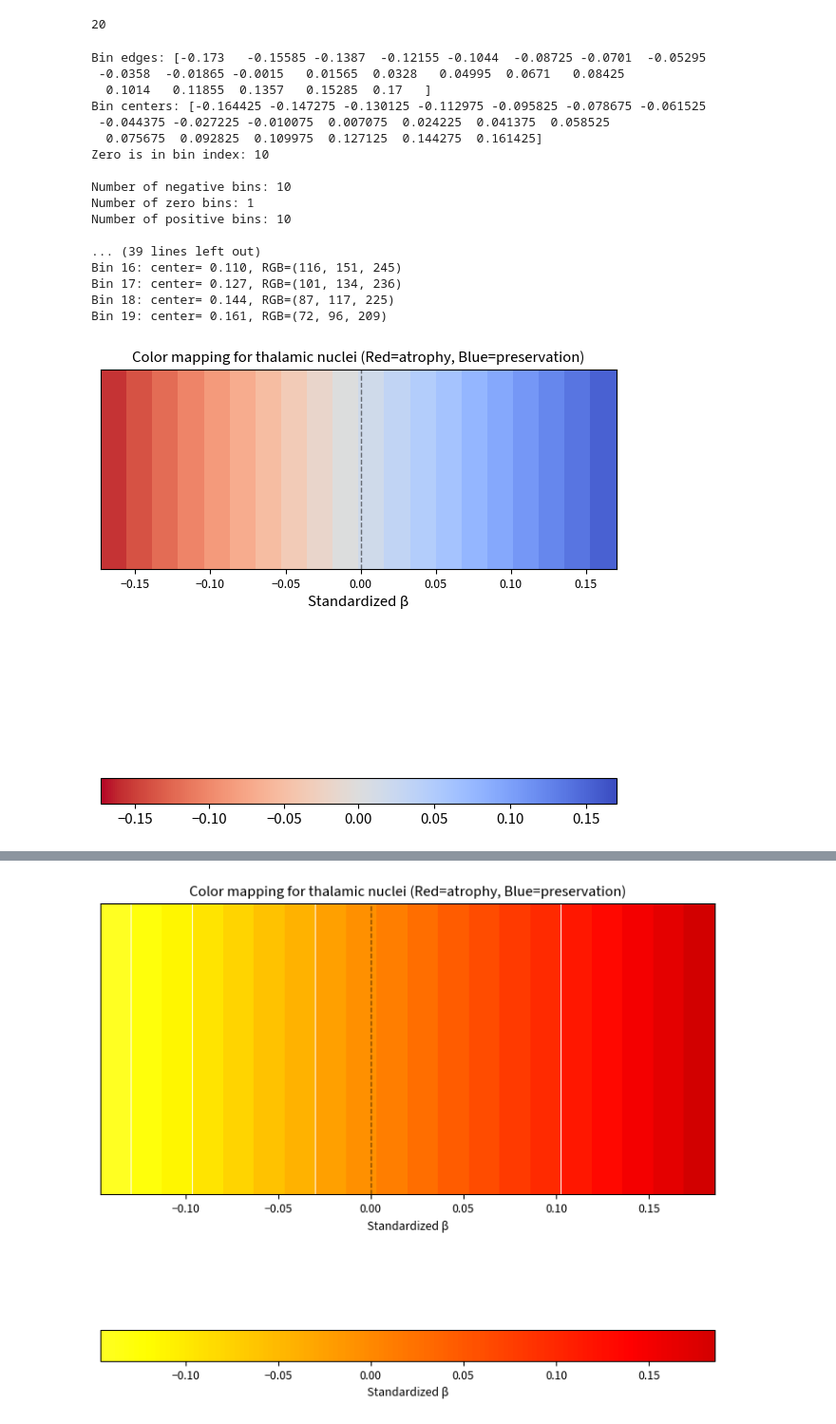
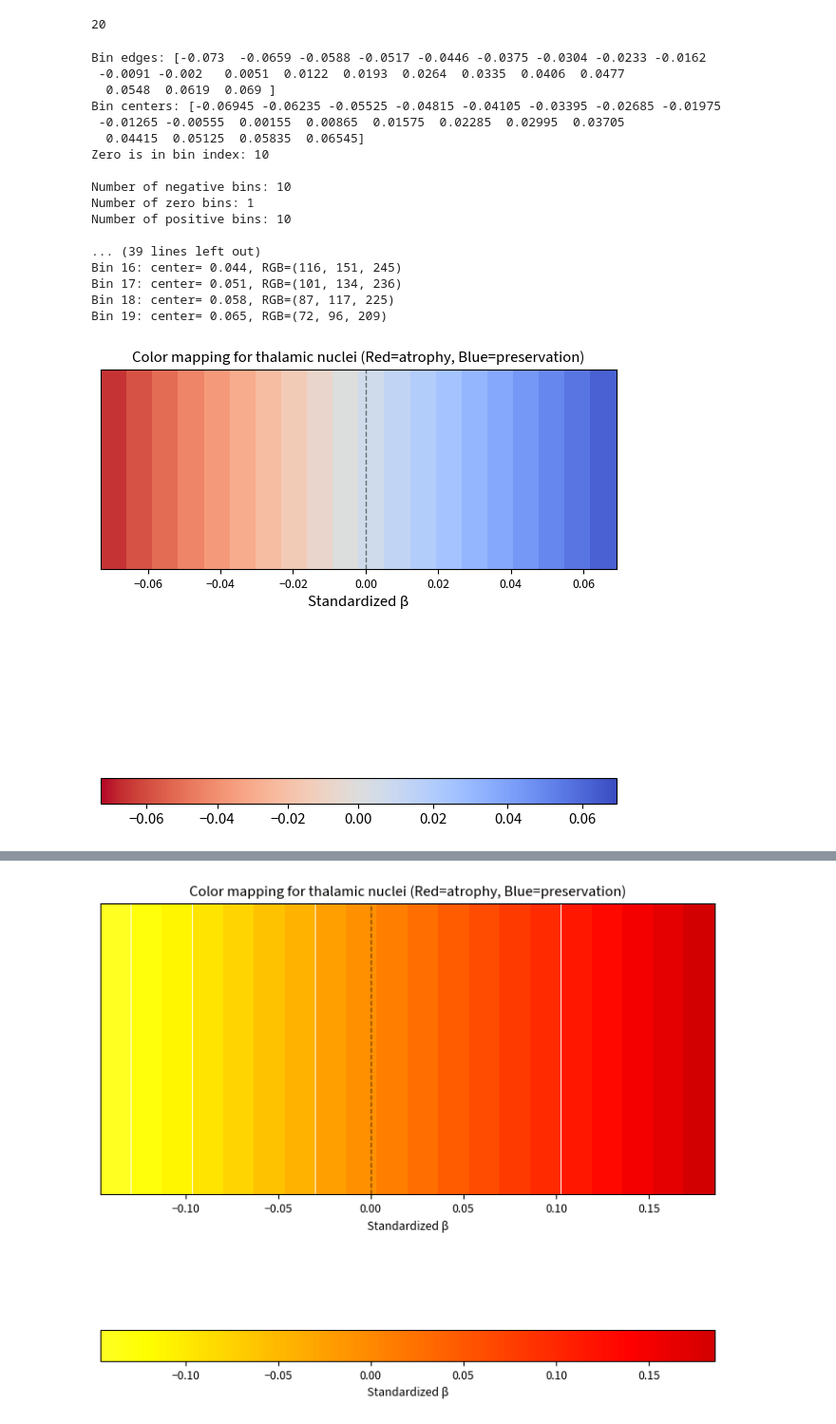
Before and after one commit to srs328/ms_mri, a Jupyter notebook: analysis/thalamus/results/4-CP_and_medial_posterior_atrophy.ipynb, the cells around one changed output, grey strips where cells are left out. Shown at 95% size. Drawn from its saved outputs; the diff is of its cells as text; code cells hidden in the pictures.

```diff
--- a/analysis/thalamus/results/4-CP_and_medial_posterior_atrophy.ipynb
+++ b/analysis/thalamus/results/4-CP_and_medial_posterior_atrophy.ipynb
@@ -1621,6 +1621,7 @@ tiv            0.1033      0.175      0.589      0.556      -0.240       0.447
 # %% [markdown]
 ## Thalamus Diagrams
 # %%
+group = "OIND"
 data_dir = Path("/home/srs-9/Projects/ms_mri/data")
 diagram_maker_home = Path("/home/srs-9/Projects/ms_mri/create_diagram")
 df_thomas_left = utils.load_hipsthomas(data_dir, side="left")
@@ -1628,10 +1629,12 @@ df_thomas_right = utils.load_hipsthomas(data_dir, side="right")
 df_thomas = utils.load_hipsthomas(data_dir, side=None)
 
 # data_ms["HAS_PRL"] = data_ms["HAS_PRL"].cat.codes.astype("float")
+disease_groups = {"NIND": NIND_patients, "OIND": OIND_patients, "MS": MS_patients}
+cur_data = data[disease_groups[group]]
 
-left_data = data_ms[["CP", "CP_left", "CP_right", "age", "Female", "tiv", "dzdur", "CCR2_log", "WTV", "T2LV_log1p", "HAS_PRL", "PRL_LEVEL", "PRL", "WBV"]].join([df_thomas_left[hips_thomas_ref[thalamic_nuclei+[1]]]])
-right_data = data_ms[["CP", "CP_left", "CP_right", "age", "Female", "tiv", "dzdur", "CCR2_log", "WTV", "T2LV_log1p", "HAS_PRL", "PRL_LEVEL", "PRL", "WBV"]].join([df_thomas_right[hips_thomas_ref[thalamic_nuclei+[1]]]])
-bilateral_data = data_ms[["CP", "CP_left", "CP_right", "age", "Female", "tiv", "dzdur", "CCR2_log", "WTV", "T2LV_log1p", "HAS_PRL", "PRL_LEVEL", "PRL", "WBV"]].join([df_thomas[hips_thomas_ref[thalamic_nuclei+[1]]]])
+left_data = cur_data[["CP", "CP_left", "CP_right", "age", "Female", "tiv", "dzdur", "CCR2_log", "WTV", "T2LV_log1p", "HAS_PRL", "PRL_LEVEL", "PRL", "WBV"]].join([df_thomas_left[hips_thomas_ref[thalamic_nuclei+[1]]]])
+right_data = cur_data[["CP", "CP_left", "CP_right", "age", "Female", "tiv", "dzdur", "CCR2_log", "WTV", "T2LV_log1p", "HAS_PRL", "PRL_LEVEL", "PRL", "WBV"]].join([df_thomas_right[hips_thomas_ref[thalamic_nuclei+[1]]]])
+bilateral_data = cur_data[["CP", "CP_left", "CP_right", "age", "Female", "tiv", "dzdur", "CCR2_log", "WTV", "T2LV_log1p", "HAS_PRL", "PRL_LEVEL", "PRL", "WBV"]].join([df_thomas[hips_thomas_ref[thalamic_nuclei+[1]]]])
 
 # exclude_subs = [1248, 2051]
 exclude_subs = []
@@ -1639,17 +1642,22 @@ exclude_subs = []
 left_data = left_data.loc[~left_data.index.isin(exclude_subs)]
 right_data = right_data.loc[~right_data.index.isin(exclude_subs)]
 bilateral_data = bilateral_data.loc[~bilateral_data.index.isin(exclude_subs)]
+
+
+# bilateral_data = zscore(bilateral_data)
+# left_data = zscore(left_data)
+# right_data = zscore(right_data)
 # %%
-covariates = ["age", "Female", "tiv", "THALAMUS_1", "CP", "T2LV_log1p", "PRL_LEVEL"]
+covariates = ["age", "Female", "tiv", "THALAMUS_1"]
 outcomes = hips_thomas_ref[thalamic_nuclei]
 
 nbins = 20
 
 results = {}
 
-predictor = ["PRL_LEVEL"]
-predictor_key = "PRL_LEVEL[T.2]"
-model_data = zscore(bilateral_data)
+predictor = ["CP"]
+predictor_key = "CP"
+model_data = bilateral_data
 _, res, formulas = regutils.run_regressions(
     model_data,
     outcomes,
@@ -1662,7 +1670,7 @@ results['bilateral'] = res[predictor_key].reset_index()
 
 # predictor = ["T2LV_log1p"]
 # predictor_key = "T2LV_log1p"
-model_data = zscore(left_data)
+model_data = left_data
 _, res, formulas = regutils.run_regressions(
     model_data,
     outcomes,
@@ -1676,7 +1684,7 @@ results['left'] = res[predictor_key].reset_index()
 
 # predictor = ["T2LV_log1p"]
 # predictor_key = "T2LV_log1p"
-model_data = zscore(right_data)
+model_data = right_data
 _, res, formulas = regutils.run_regressions(
     model_data,
     outcomes,
@@ -1691,7 +1699,9 @@ all_coefs = np.array(results['left']['coef'].to_list() + results['right']['coef'
 bins = np.linspace(all_coefs.min(), all_coefs.max(), nbins)
 #! manual bins for three diagram figure
 # bins = np.linspace(-0.157, 0.185, nbins)
-bins = np.linspace(-0.173, 0.17, nbins)
+# bins = np.linspace(-0.173, 0.17, nbins)
+
+bins = np.linspace(-0.073, 0.069, nbins)
 
 results['left']['coef_bin'] = np.digitize(results['left']['coef'], bins)
 results['right']['coef_bin'] = np.digitize(results['right']['coef'], bins)
@@ -1750,11 +1760,12 @@ import matplotlib.colors as mcolors
 # Your beta range
 beta_min, beta_max = all_coefs.min(), all_coefs.max()
 # beta_min, beta_max = -0.157, 0.185 #!manual for three diagram figure
-beta_min, beta_max = -0.173, 0.17
+# beta_min, beta_max = -0.173, 0.17
+beta_min, beta_max =  -0.073, 0.069
 
 # Create nbins evenly spaced bins
-# bins = np.linspace(beta_min, beta_max, nbins+1)
-bins = np.linspace(-0.173, 0.17, nbins+1)
+bins = np.linspace(beta_min, beta_max, nbins+1)
+# bins = np.linspace(-0.173, 0.17, nbins+1)
 bin_centers = (bins[:-1] + bins[1:]) / 2
 
 # Find which bin contains zero
@@ -1835,7 +1846,7 @@ ax2.remove()
 
 # plt.tight_layout()
 plt.xticks(fontsize=12)
-plt.savefig(fig_path / 'colormap_visualization_threediagram.png', dpi=300, bbox_inches='tight')
+plt.savefig(fig_path / f'colormap_visualization_threediagram (disease groups).png', dpi=300, bbox_inches='tight')
 plt.show()
 
 # Also try coolwarm as an alternative
@@ -1858,44 +1869,44 @@ print("ALTERNATIVE: spectral colormap")
 print("="*60)
 
 cmap_alt = plt.cm.Spectral
 rgb_values_alt = [cmap_alt(pos) for pos in color_positions]
 rgb_255_spectral = [(int(r*255), int(g*255), int(b*255)) for r, g, b, a in rgb_values_alt]
 
 print(f"\nRGB values (0-255 scale) with coolwarm:")
 for i, (center, rgb) in enumerate(zip(bin_centers, rgb_255_spectral)):
     print(f"Bin {i}: center={center:6.3f}, RGB={rgb}")
 
 # Also try RdYlBu as an alternative
 print("\n" + "="*60)
 print("ALTERNATIVE: RdYlBu colormap")
 print("="*60)
 
 cmap_alt = plt.cm.RdYlBu
 rgb_values_alt = [cmap_alt(pos) for pos in color_positions]
 rgb_255_RdYlBu = [(int(r*255), int(g*255), int(b*255)) for r, g, b, a in rgb_values_alt]
 
 print(f"\nRGB values (0-255 scale) with coolwarm:")
 for i, (center, rgb) in enumerate(zip(bin_centers, rgb_255_RdYlBu)):
     print(f"Bin {i}: center={center:6.3f}, RGB={rgb}")
 # %% [output]
-Bin edges: [-0.173   -0.15585 -0.1387  -0.12155 -0.1044  -0.08725 -0.0701  -0.05295
- -0.0358  -0.01865 -0.0015   0.01565  0.0328   0.04995  0.0671   0.08425
-  0.1014   0.11855  0.1357   0.15285  0.17   ]
-Bin centers: [-0.164425 -0.147275 -0.130125 -0.112975 -0.095825 -0.078675 -0.061525
- -0.044375 -0.027225 -0.010075  0.007075  0.024225  0.041375  0.058525
-  0.075675  0.092825  0.109975  0.127125  0.144275  0.161425]
+Bin edges: [-0.073  -0.0659 -0.0588 -0.0517 -0.0446 -0.0375 -0.0304 -0.0233 -0.0162
+ -0.0091 -0.002   0.0051  0.0122  0.0193  0.0264  0.0335  0.0406  0.0477
+  0.0548  0.0619  0.069 ]
+Bin centers: [-0.06945 -0.06235 -0.05525 -0.04815 -0.04105 -0.03395 -0.02685 -0.01975
+ -0.01265 -0.00555  0.00155  0.00865  0.01575  0.02285  0.02995  0.03705
+  0.04415  0.05125  0.05835  0.06545]
 Zero is in bin index: 10
 
 Number of negative bins: 10
 Number of zero bins: 1
 Number of positive bins: 10
 
 ... (39 lines left out)
-Bin 16: center= 0.110, RGB=(116, 151, 245)
-Bin 17: center= 0.127, RGB=(101, 134, 236)
-Bin 18: center= 0.144, RGB=(87, 117, 225)
-Bin 19: center= 0.161, RGB=(72, 96, 209)
+Bin 16: center= 0.044, RGB=(116, 151, 245)
+Bin 17: center= 0.051, RGB=(101, 134, 236)
+Bin 18: center= 0.058, RGB=(87, 117, 225)
+Bin 19: center= 0.065, RGB=(72, 96, 209)
-[figure, old version]
+[figure, new version]
 ============================================================
 ALTERNATIVE: coolwarm colormap
 ============================================================
```
Also changed, not shown: parts of 7 cells of this notebook, 17 other files.
